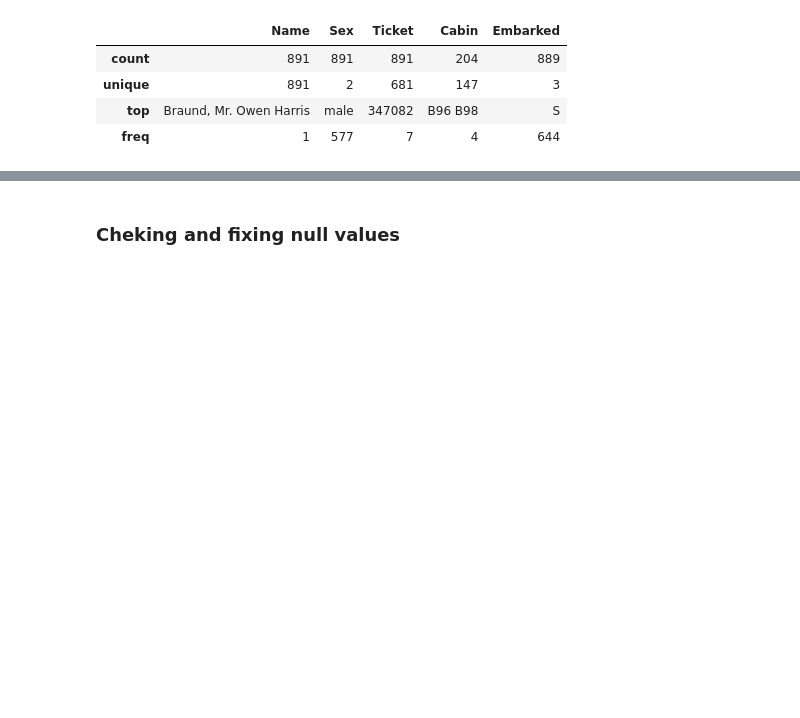
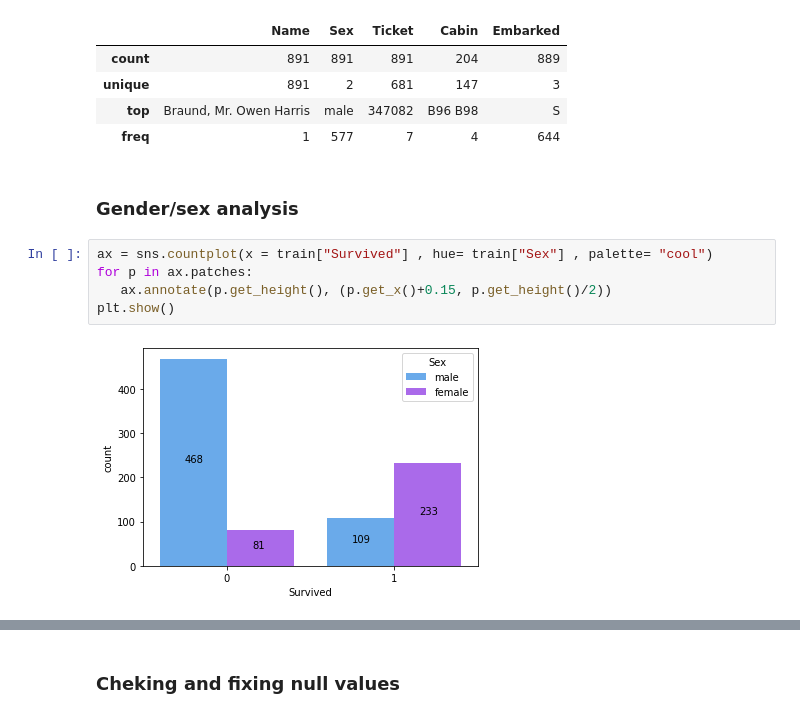
Before and after one commit to meetshahcode/Kaggle_work, a Jupyter notebook: titanic-1st.ipynb, the cells around one changed output, grey strips where cells are left out. Drawn from its saved outputs; the diff is of its cells as text; blank space fills up the shorter version.

```diff
--- a/titanic-1st.ipynb
+++ b/titanic-1st.ipynb
@@ -77,3 +82,12 @@ train.describe(include="O")
 | unique | 891 | 2 | 681 | 147 | 3 |
 | top | Braund, Mr. Owen Harris | male | 347082 | B96 B98 | S |
 | freq | 1 | 577 | 7 | 4 | 644 |
+# %% [markdown]
+### Gender/sex analysis
+# %%
+ax = sns.countplot(x = train["Survived"] , hue= train["Sex"] , palette= "cool")
+for p in ax.patches:
+   ax.annotate(p.get_height(), (p.get_x()+0.15, p.get_height()/2))
+plt.show()
+# %% [output]
+[figure, added]
```
Also changed, not shown: parts of 11 cells of this notebook.
